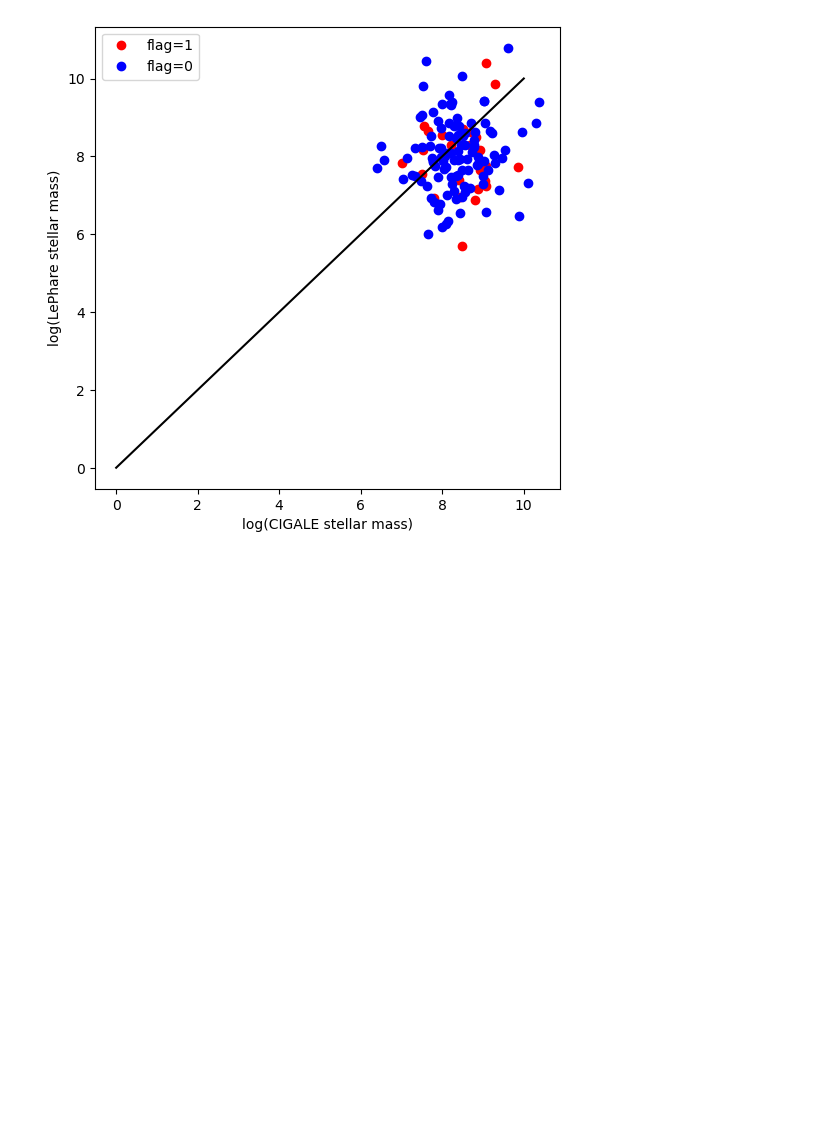
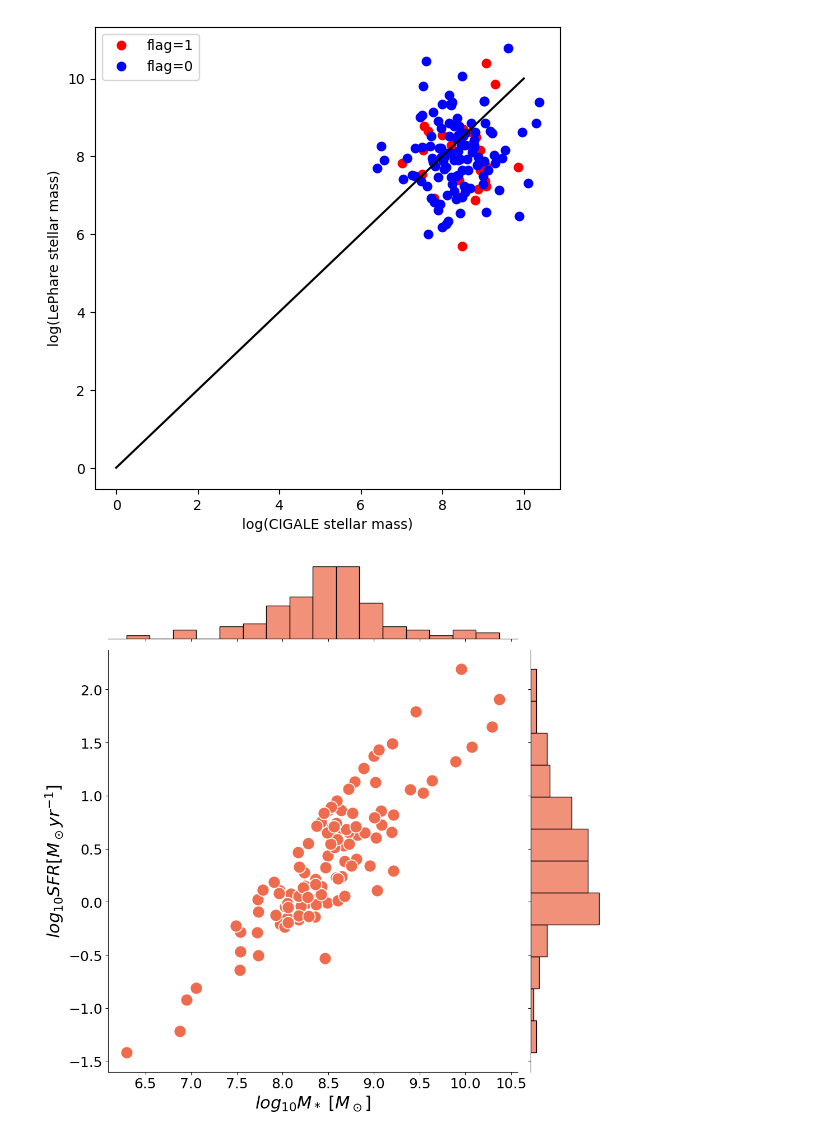
Before and after one commit to nguyenbinh1612/quenched, a Jupyter notebook: catalog_checks.ipynb, the cells around one changed output. Saved outputs shown, nothing was run; the diff lists cells and outputs as text; code cells hidden in the pictures; blank space fills up the shorter version.

```diff
--- a/catalog_checks.ipynb
+++ b/catalog_checks.ipynb
@@ -241,7 +241,7 @@ twenty_five_lephare.to_csv('25_flag1.txt', sep='\t', index=False)
 Do the LePhare redshifts match with my photometric redshifts from CIGALE?
 # %%
 # this reads in the results FITS file that CIGALE made
-cigale_results = fits.open('/Users/ngbinh/out_properties/results.fits')
+cigale_results = fits.open('/Users/ngbinh/quenched/out_all998/results.fits')
 cigale_data = Table(cigale_results[1].data).to_pandas()
 
 reduced_cigale_25 = cigale_data.loc[cigale_data['id'].isin(twenty_five_lephare['id'].values)]
@@ -303,3 +303,7 @@ plt.ylabel('log(LePhare stellar mass)')
 # %% [output]
 Text(0, 0.5, 'log(LePhare stellar mass)')
 [figure]
+# %%
+log_mstar = np.log10(cigale_data[cigale_data['id'].isin(better_df['id'].values)]['bayes.stellar.m_star'].values).tolist()
+log_sfr = np.log10(cigale_data[cigale_data['id'].isin(better_df['id'].values)]['bayes.sfh.sfr'].values).tolist()
+cigale_mstar_sfr = pd.DataFrame({'log_mstar': log_mstar, 'log_sfr': log_sfr}, columns=['log_mstar', 'log_sfr'])
@@ -305,0 +312,11 @@ Text(0, 0.5, 'log(LePhare stellar mass)')
+# %%
+g = sns.jointplot(data = cigale_mstar_sfr, x = 'log_mstar', y = 'log_sfr', height=10, color='#ee6c4d', s=250)
+plt.xlabel('$log_{10}M_*$ $[M_\odot]$', fontsize=22)
+plt.ylabel('$log_{10}SFR [M_\odot yr^{-1}]$', fontsize=22)
+#plt.set_axis_labels('$log_{10}M_*$ $[M_\odot]$', 'SFR $[M_\odot yr^{-1}]$', fontsize=14)
+plt.tight_layout()
+plt.tick_params(axis="both", labelsize=18)
+
+fig = g.savefig("mstar_vs_sfr.png")
+# %% [output]
+[figure, added]
```
Also changed, not shown: parts of 2 cells of this notebook, 22 other files.
